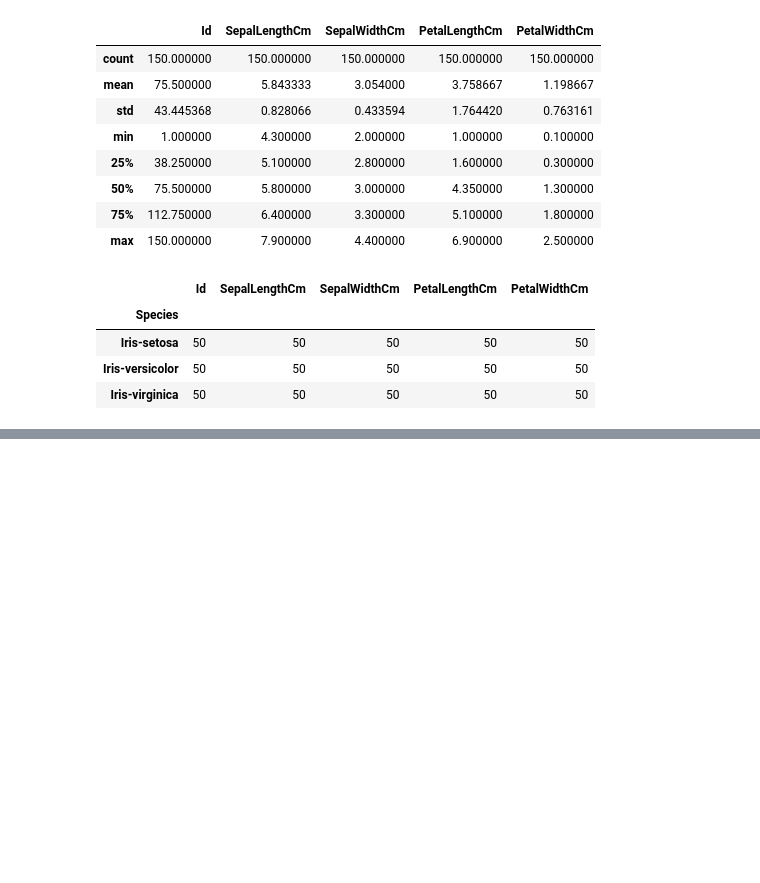
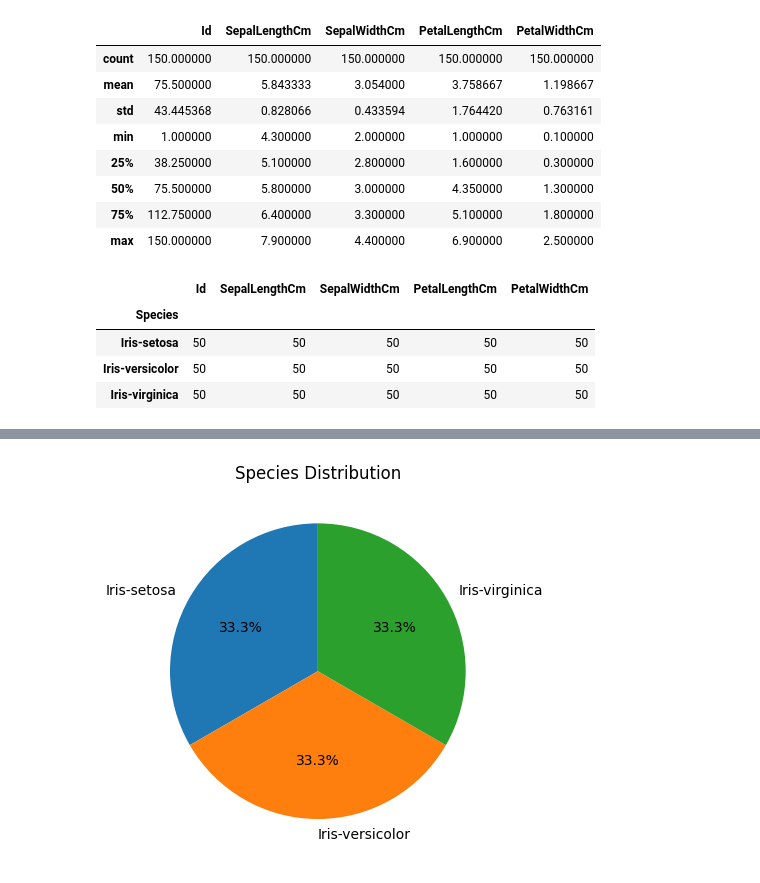
Before and after one commit to SHASHANK8412/IRIS, a Jupyter notebook: IRIS.ipynb, the cells around one changed output, grey strips where cells are left out. Cells and saved outputs as stored; diff of their text form; code cells hidden in the pictures; blank space fills up the shorter version.

```diff
--- a/IRIS.ipynb
+++ b/IRIS.ipynb
@@ -95,0 +154,10 @@ df.groupby('Species').count()
+# %%
+#10. Write a Python program to create a Pie plot to get the frequency of the three species of
+#the Iris data.
+species_count = df['Species'].value_counts()
+species_count.plot(kind='pie', autopct='%1.1f%%', startangle=90)
+plt.title('Species Distribution')
+plt.ylabel('')
+plt.show()
+# %% [output]
+[figure, added]
```
Also changed, not shown: parts of 8 cells of this notebook.
